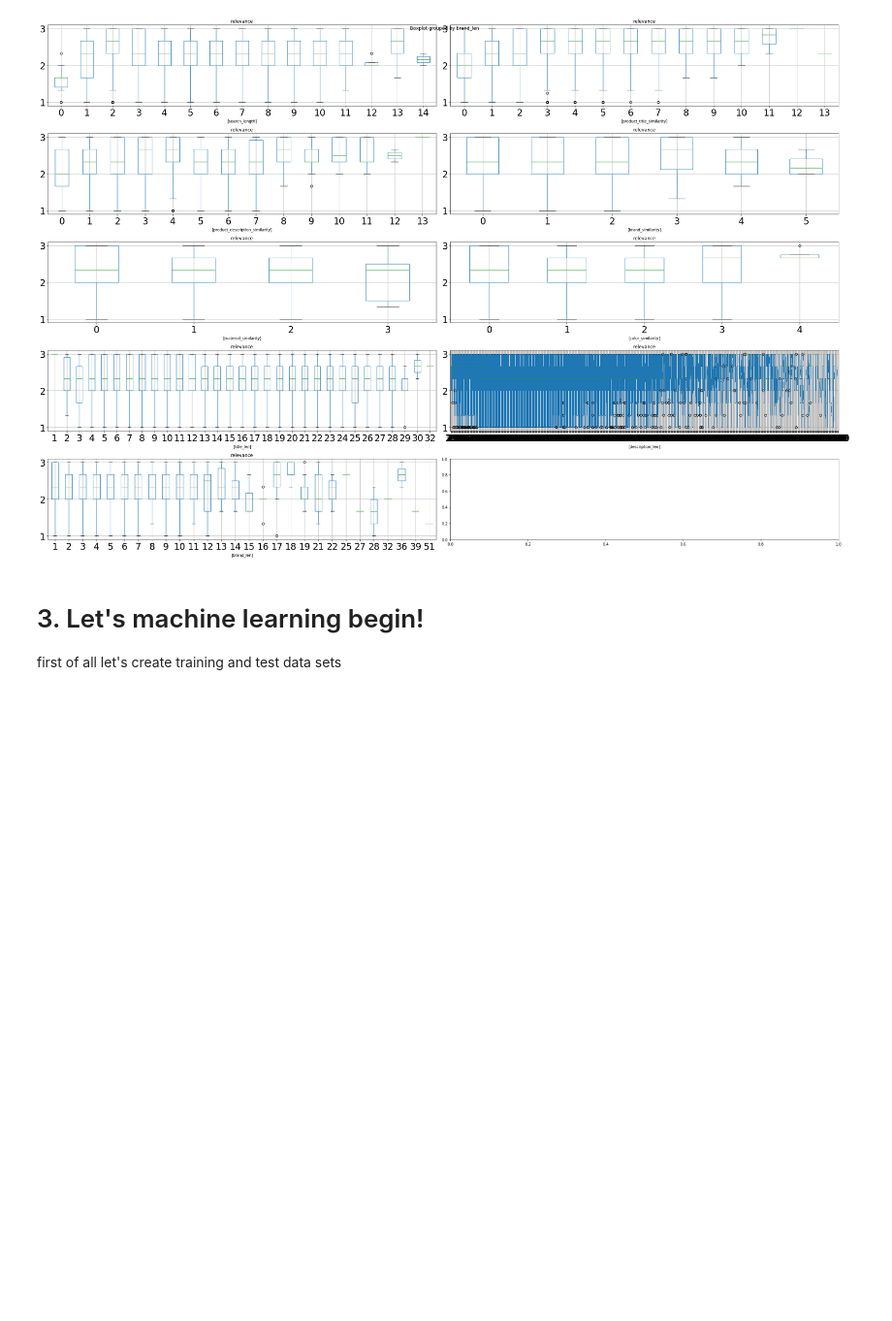
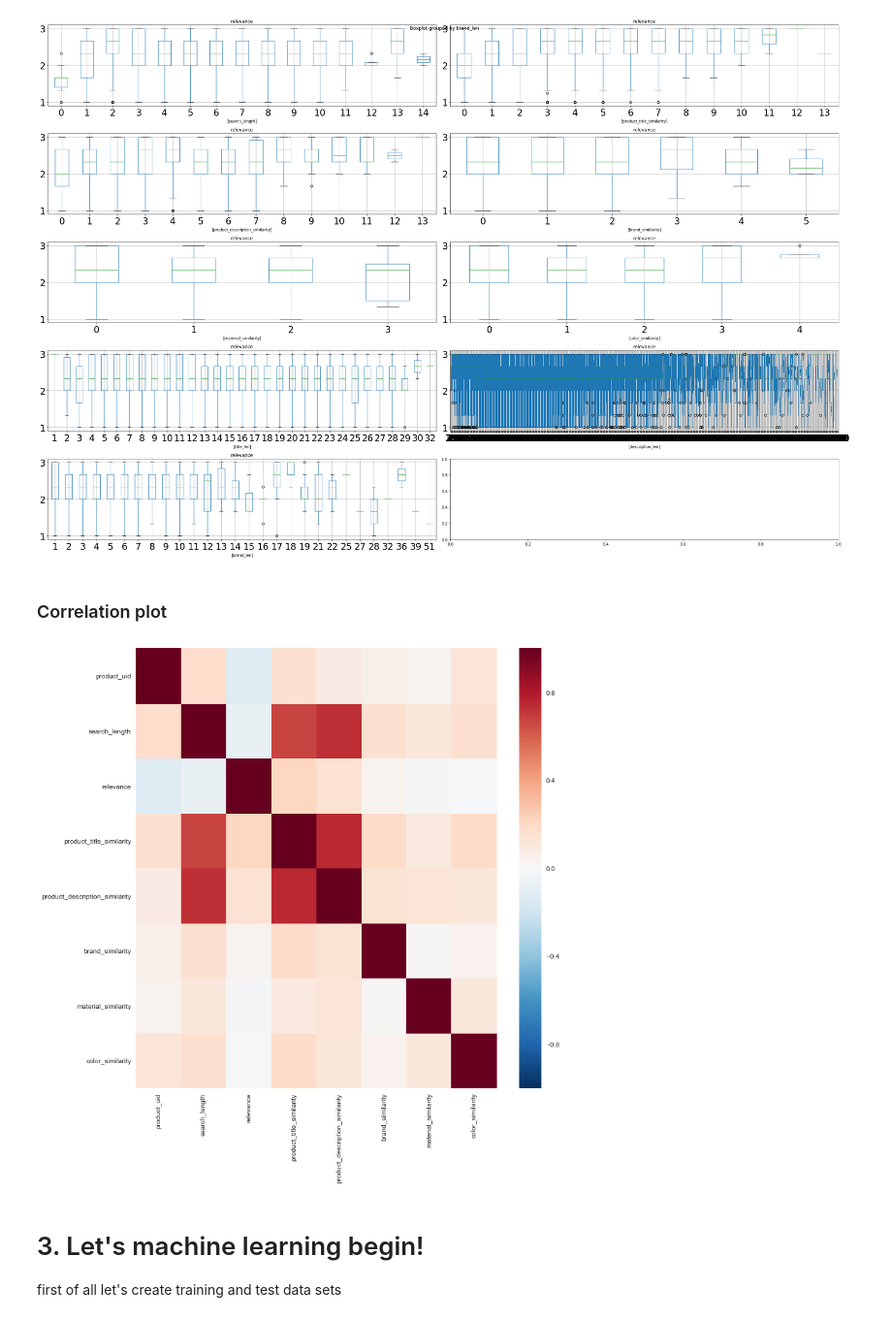
Before and after one commit to dmreshet/data_science_learning_path_final, a Jupyter notebook: final-project.ipynb, the cells around one changed output. Shown at 97% size. Drawn from its saved outputs; the diff is of its cells as text; code cells hidden in the pictures; blank space fills up the shorter version.

```diff
--- a/final-project.ipynb
+++ b/final-project.ipynb
@@ -586,3 +586,5 @@ plt.tight_layout()
 plt.show()
 # %% [output]
 [figure]
+# %% [markdown]
+### Correlation plot
@@ -589,3 +593,9 @@ plt.show()
+# %%
+plt.figure(figsize=(12, 12))
+sns.heatmap(full_train_df.corr())
+plt.show()
+# %% [output]
+[figure, added]
 # %% [markdown]
 # 3. Let's machine learning begin!
 first of all let's create training and test data sets
```
Also changed, not shown: parts of 1 cell of this notebook.
